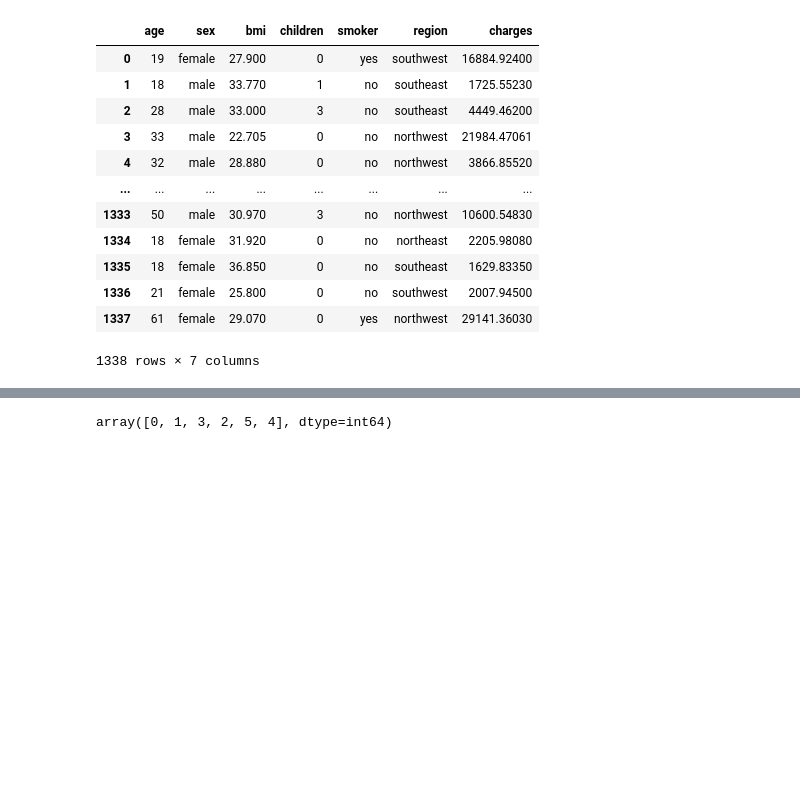
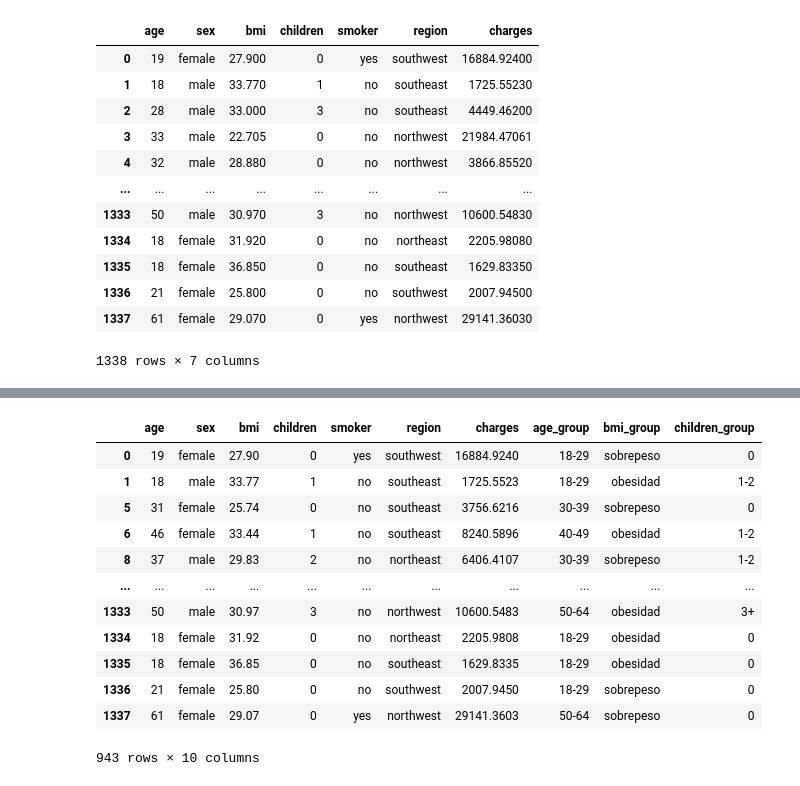
Before and after one commit to 2026-2-descriptiva/std-andres-velez-velez, a Jupyter notebook: LAB_08_k_anonimato_de_asegurados/notebooks/borrador.ipynb, the cells around one changed output, grey strips where cells are left out. Saved outputs shown, nothing was run; the diff lists cells and outputs as text; code cells hidden in the pictures; blank space fills up the shorter version.

```diff
--- a/LAB_08_k_anonimato_de_asegurados/notebooks/borrador.ipynb
+++ b/LAB_08_k_anonimato_de_asegurados/notebooks/borrador.ipynb
@@ -45,11 +61,35 @@ datos["children_group"] = pd.cut(datos["children"],
 # %%
 # Planteamiento de los esquemas
 esquemas = {
-    "esquema_with_children": ["age_group", "sex", "bmi_group", "children_group", "region"],
-    "esquema_without_children": ["age_group", "sex", "bmi_group", "region"]
+    "with_children": ["age_group", "sex", "bmi_group", "children_group", "region"],
+    "without_children": ["age_group", "sex", "bmi_group", "region"]
 }
 
+cumplen = {}  # Se crea un diccionario vacío para almacenar los resultados de cada esquema
+
 for nombre, columnas in esquemas.items():                       # nombre corresponde a cada key del diccionario, columnas a cada lista (value)
-    tamaños = datos.groupby(columnas, observed=True).size()     # Para las columnas contenidas en cada lista de esquemas se agrupan hasta analizar todas las combinaciones observadas (observed=True) y no las posibles. Al aplicar size() se identifica el número de apariciones de cada combinación observada para laas columnas contenidas en cada lista
+    tamaños = datos.groupby(columnas, observed=True).size()     # Para las columnas contenidas en cada lista de esquemas se agrupan hasta analizar todas las combinaciones observadas (observed=True) y no las posibles. Al aplicar size() se identifica el número de apariciones de cada combinación observada para las columnas contenidas en cada lista
+    tamaño_fila = datos.groupby(columnas, observed=True)[columnas[0]].transform("size") # Se aplica transform("size") para que el tamaño de cada combinación observada se asigne a cada fila correspondiente en la base de datos original
+
+    condicion = tamaño_fila >= 5
+    afiliados_cumplen = datos[condicion]
+    cumplen[nombre] = afiliados_cumplen
+
+data_with_children = cumplen["with_children"]
+data_without_children = cumplen["without_children"]
+
+data_with_children
 # %% [output]
+|  | age | sex | bmi | children | smoker | region | charges | age_group | bmi_group | children_group |
+| 0 | 19 | female | 27.90 | 0 | yes | southwest | 16884.9240 | 18-29 | sobrepeso | 0 |
+| 1 | 18 | male | 33.77 | 1 | no | southeast | 1725.5523 | 18-29 | obesidad | 1-2 |
+| 5 | 31 | female | 25.74 | 0 | no | southeast | 3756.6216 | 30-39 | sobrepeso | 0 |
+| 6 | 46 | female | 33.44 | 1 | no | southeast | 8240.5896 | 40-49 | obesidad | 1-2 |
+| 8 | 37 | male | 29.83 | 2 | no | northeast | 6406.4107 | 30-39 | sobrepeso | 1-2 |
+| ... | ... | ... | ... | ... | ... | ... | ... | ... | ... | ... |
+| 1333 | 50 | male | 30.97 | 3 | no | northwest | 10600.5483 | 50-64 | obesidad | 3+ |
+| 1334 | 18 | female | 31.92 | 0 | no | northeast | 2205.9808 | 18-29 | obesidad | 0 |
+| 1335 | 18 | female | 36.85 | 0 | no | southeast | 1629.8335 | 18-29 | obesidad | 0 |
+| 1336 | 21 | female | 25.80 | 0 | no | southwest | 2007.9450 | 18-29 | sobrepeso | 0 |
+| 1337 | 61 | female | 29.07 | 0 | yes | northwest | 29141.3603 | 50-64 | sobrepeso | 0 |
-array([0, 1, 3, 2, 5, 4], dtype=int64)
+943 rows × 10 columns
```
Also changed, not shown: parts of 2 cells of this notebook.
